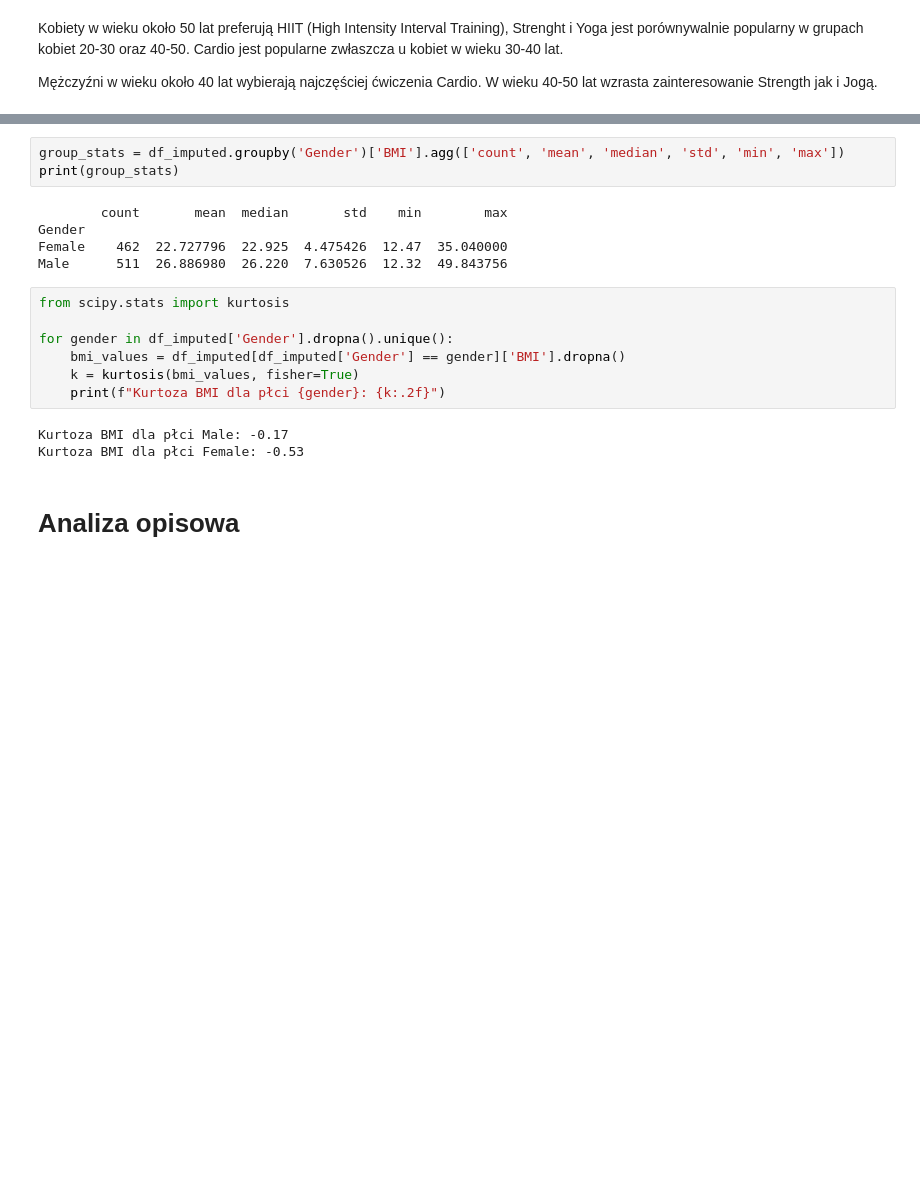
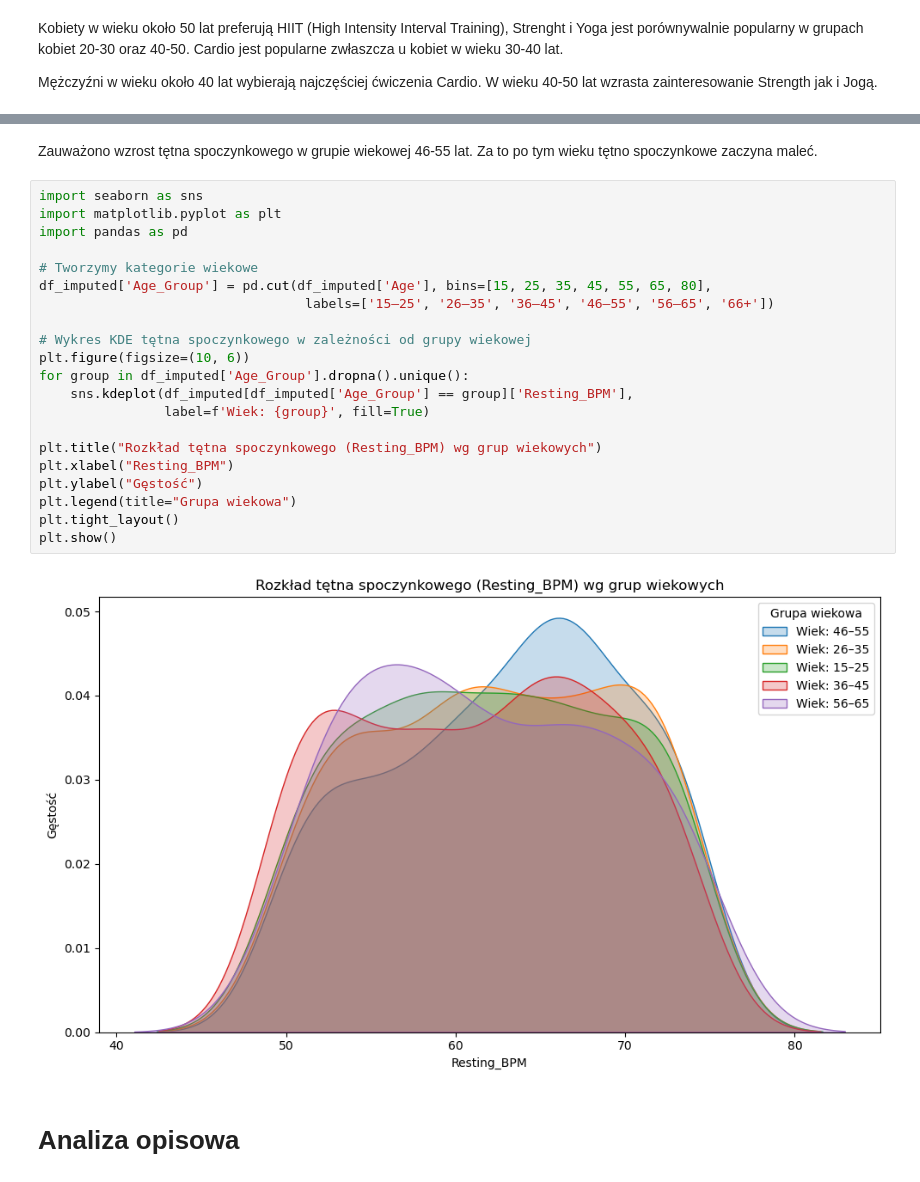
Before and after one commit to kinsitko/analiza_danych_2025_KSIT_SLES, a Jupyter notebook: analiza_project_v2.ipynb, the cells around one changed output, grey strips where cells are left out. Saved outputs shown, nothing was run; the diff lists cells and outputs as text; blank space fills up the shorter version.

```diff
--- a/analiza_project_v2.ipynb
+++ b/analiza_project_v2.ipynb
@@ -434,21 +443,28 @@ print(grouped_stats)
-# %%
-group_stats = df_imputed.groupby('Gender')['BMI'].agg(['count', 'mean', 'median', 'std', 'min', 'max'])
-print(group_stats)
-# %% [output]
-        count       mean  median       std    min        max
-Gender
-Female    462  22.727796  22.925  4.475426  12.47  35.040000
-Male      511  26.886980  26.220  7.630526  12.32  49.843756
-# %%
-from scipy.stats import kurtosis
-
-for gender in df_imputed['Gender'].dropna().unique():
-    bmi_values = df_imputed[df_imputed['Gender'] == gender]['BMI'].dropna()
-    k = kurtosis(bmi_values, fisher=True)
-    print(f"Kurtoza BMI dla płci {gender}: {k:.2f}")
-# %% [output]
-Kurtoza BMI dla płci Male: -0.17
-Kurtoza BMI dla płci Female: -0.53
+# %% [markdown]
+Zauważono wzrost tętna spoczynkowego w grupie wiekowej 46-55 lat. Za to po tym wieku tętno spoczynkowe zaczyna maleć.
+# %%
+import seaborn as sns
+import matplotlib.pyplot as plt
+import pandas as pd
+
+# Tworzymy kategorie wiekowe
+df_imputed['Age_Group'] = pd.cut(df_imputed['Age'], bins=[15, 25, 35, 45, 55, 65, 80],
+                                  labels=['15–25', '26–35', '36–45', '46–55', '56–65', '66+'])
+
+# Wykres KDE tętna spoczynkowego w zależności od grupy wiekowej
+plt.figure(figsize=(10, 6))
+for group in df_imputed['Age_Group'].dropna().unique():
+    sns.kdeplot(df_imputed[df_imputed['Age_Group'] == group]['Resting_BPM'],
+                label=f'Wiek: {group}', fill=True)
+
+plt.title("Rozkład tętna spoczynkowego (Resting_BPM) wg grup wiekowych")
+plt.xlabel("Resting_BPM")
+plt.ylabel("Gęstość")
+plt.legend(title="Grupa wiekowa")
+plt.tight_layout()
+plt.show()
+# %% [output]
+[figure, added]
 # %% [markdown]
 # Analiza opisowa<br>
 # %% [markdown]
```
Also changed, not shown: parts of 30 cells of this notebook.
